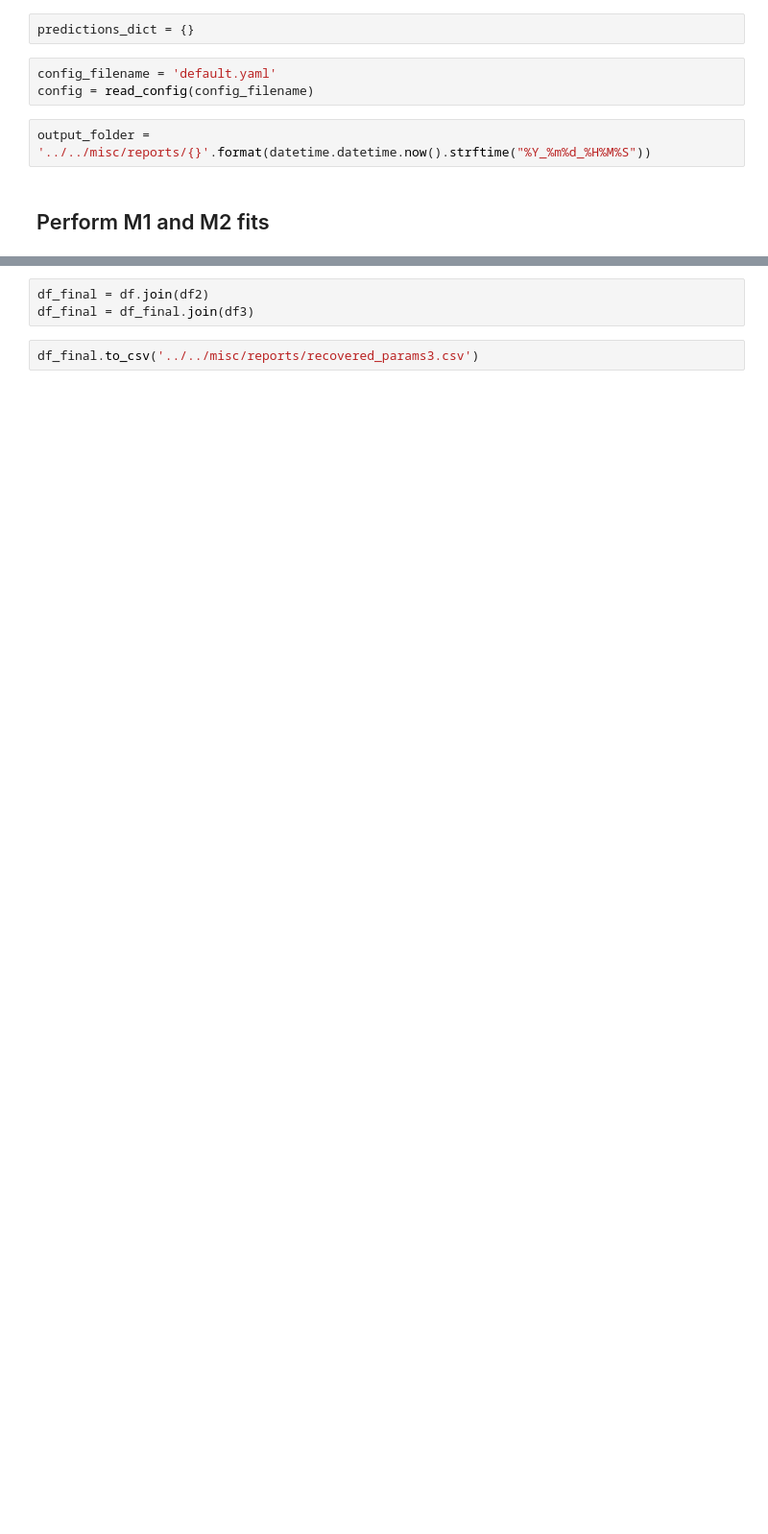
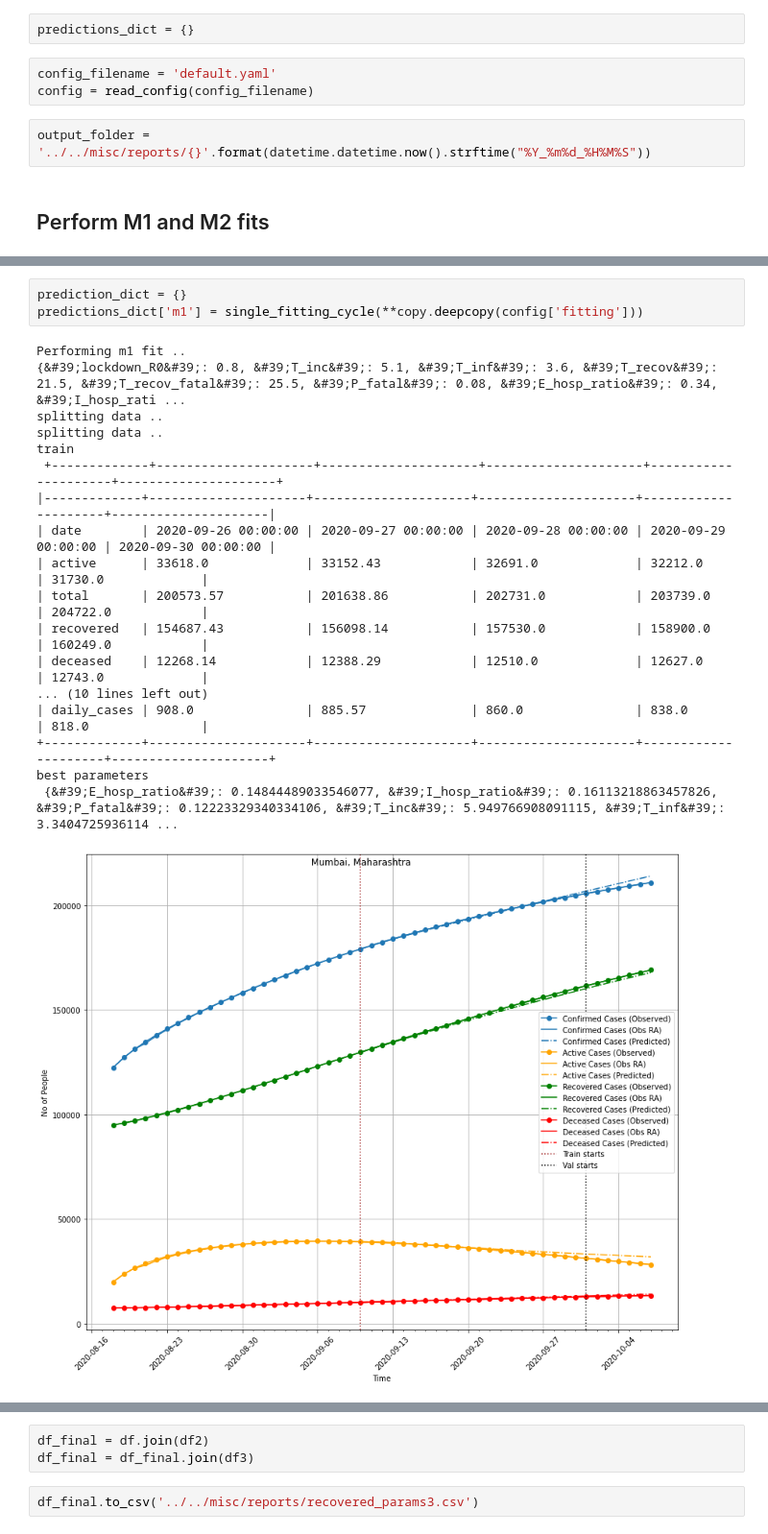
Before and after one commit to WadhwaniAI/covid-modelling, a Jupyter notebook: notebooks/seir/[TRY] parameter_recovery.ipynb, the cells around one changed output, grey strips where cells are left out. Shown at 96% size. Saved outputs shown, nothing was run; the diff lists cells and outputs as text; blank space fills up the shorter version.

```diff
--- a/notebooks/seir/[TRY] parameter_recovery.ipynb
+++ b/notebooks/seir/[TRY] parameter_recovery.ipynb
@@ -57,0 +91,22 @@ loss_parameter_recovery(predictions_dict['m1']['ideal_params'], predictions_dict
+# %%
+prediction_dict = {}
+predictions_dict['m1'] = single_fitting_cycle(**copy.deepcopy(config['fitting']))
+# %% [output]
+Performing m1 fit ..
+{&#39;lockdown_R0&#39;: 0.8, &#39;T_inc&#39;: 5.1, &#39;T_inf&#39;: 3.6, &#39;T_recov&#39;: 21.5, &#39;T_recov_fatal&#39;: 25.5, &#39;P_fatal&#39;: 0.08, &#39;E_hosp_ratio&#39;: 0.34, &#39;I_hosp_rati ...
+splitting data ..
+splitting data ..
+train
+ +-------------+---------------------+---------------------+---------------------+---------------------+---------------------+
+|-------------+---------------------+---------------------+---------------------+---------------------+---------------------|
+| date        | 2020-09-26 00:00:00 | 2020-09-27 00:00:00 | 2020-09-28 00:00:00 | 2020-09-29 00:00:00 | 2020-09-30 00:00:00 |
+| active      | 33618.0             | 33152.43            | 32691.0             | 32212.0             | 31730.0             |
+| total       | 200573.57           | 201638.86           | 202731.0            | 203739.0            | 204722.0            |
+| recovered   | 154687.43           | 156098.14           | 157530.0            | 158900.0            | 160249.0            |
+| deceased    | 12268.14            | 12388.29            | 12510.0             | 12627.0             | 12743.0             |
+... (10 lines left out)
+| daily_cases | 908.0               | 885.57              | 860.0               | 838.0               | 818.0               |
++-------------+---------------------+---------------------+---------------------+---------------------+---------------------+
+best parameters
+ {&#39;E_hosp_ratio&#39;: 0.14844489033546077, &#39;I_hosp_ratio&#39;: 0.16113218863457826, &#39;P_fatal&#39;: 0.12223329340334106, &#39;T_inc&#39;: 5.949766908091115, &#39;T_inf&#39;: 3.3404725936114 ...
+[figure, added]
```
Also changed, not shown: parts of 9 cells of this notebook, 2 other files.
